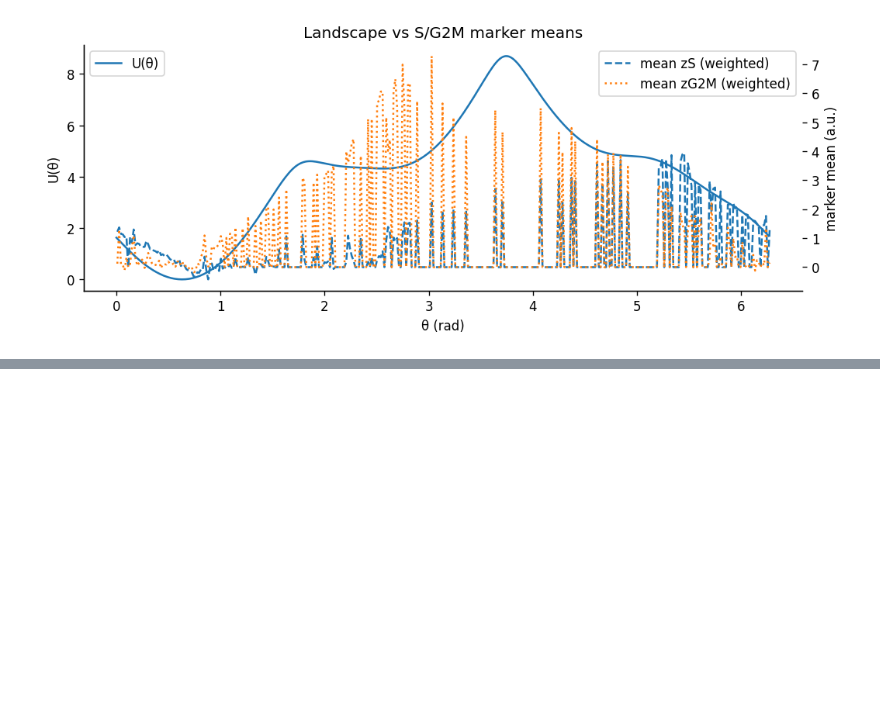
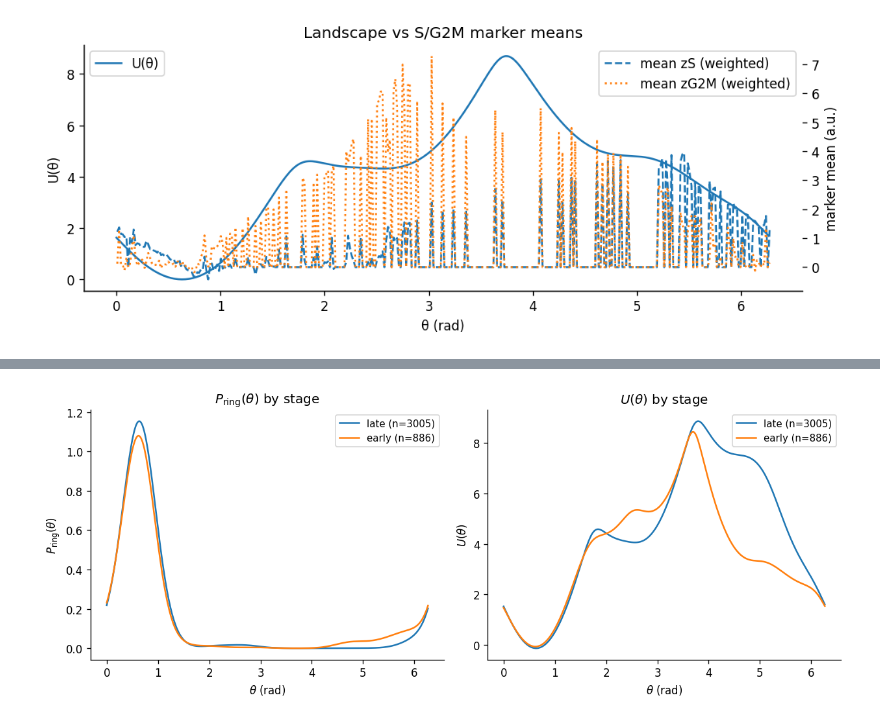
Before and after one commit to SecondBook5/luad-limitcycle-landscape-flux, a Jupyter notebook: notebooks/04_landscape_barriers_speed.ipynb, the cells around one changed output, grey strips where cells are left out. Drawn from its saved outputs; the diff is of its cells as text; code cells hidden in the pictures; blank space fills up the shorter version.

Commit message:
added W1 analysis and flux landscapes

```diff
--- a/notebooks/04_landscape_barriers_speed.ipynb
+++ b/notebooks/04_landscape_barriers_speed.ipynb
@@ -742,0 +950,96 @@ except Exception as e:
+# %%
+# --- Cell 14: by-group landscapes (stage & week) + barrier tables ---
+import numpy as np, pandas as pd, matplotlib.pyplot as plt
+from scipy.signal import argrelextrema
+
+# Helpers (use globals: theta_grid, kappa, gamma, r_star, sigma_ring)
+def vm_pdf(d, kappa):
+    from scipy.special import i0
+    return np.exp(kappa*np.cos(d)) / (2*np.pi*i0(kappa))
+
+def ring_density_scan(theta, radius, p, kappa, gamma, r_star, sigma, grid):
+    ann = np.exp(-0.5*((radius - r_star)/(sigma+1e-12))**2)
+    w   = (np.clip(p,0,1)**gamma) * ann + 1e-12
+    d   = grid[:,None] - theta[None,:]
+    Pθ  = (vm_pdf(d, kappa) * w[None,:]).sum(axis=1)
+    Pθ  = Pθ / (np.trapezoid(Pθ, grid) + 1e-12)
+    return Pθ, -np.log(Pθ + 1e-12)
+
+def barrier_heights_full(U):
+    pad = np.r_[U[-1], U, U[0]]
+    idx_max = argrelextrema(pad, np.greater)[0] - 1
+    idx_min = argrelextrema(pad, np.less   )[0] - 1
+    idx_max = idx_max[(idx_max>=0)&(idx_max<len(U))]
+    idx_min = idx_min[(idx_min>=0)&(idx_min<len(U))]
+    out = []
+    for imax in idx_max:
+        left  = idx_min[idx_min < imax];  left  = left[-1] if left.size else idx_min[-1]
+        right = idx_min[idx_min > imax];  right = right[0] if right.size else idx_min[0]
+        out.append(dict(
+            idx=int(imax),
+            theta=float(theta_grid[imax]),
+            U=float(U[imax]),
+            height=float(U[imax] - max(U[left], U[right]))
+        ))
+    out.sort(key=lambda d: d["height"], reverse=True)
+    return out
+
+def compute_group_landscape(mask_bool_np, label):
+    th = theta[mask_bool_np]; rad = radius[mask_bool_np]; pp = p[mask_bool_np]
+    if th.size < 100:
+        return None  # too few cells for a stable curve
+    Pg, Ug = ring_density_scan(th, rad, pp, float(kappa), float(gamma), r_star, sigma_ring, theta_grid)
+    bars = barrier_heights_full(Ug)
+    top2 = bars[:2] if bars else []
+    rec = dict(group=str(label), n=int(th.size),
+               barrier1=top2[0]["height"] if len(top2)>0 else np.nan,
+               barrier2=top2[1]["height"] if len(top2)>1 else np.nan)
+    return Pg, Ug, rec
+
+group_rows = []
+
+# ----- stage_label -----
+if "stage_label" in adata.obs:
+    labels = adata.obs["stage_label"].astype("string")
+    uniq = [u for u in labels.dropna().unique()]
+    fig, ax = plt.subplots(1, 2, figsize=(10.5, 4.2))
+    for u in uniq:
+        mask = (labels == u).fillna(False).to_numpy()
+        out = compute_group_landscape(mask, f"stage:{u}")
+        if out:
+            Pg, Ug, rec = out
+            ax[0].plot(theta_grid, Pg, label=f"{u} (n={rec['n']})")
+            ax[1].plot(theta_grid, Ug, label=f"{u} (n={rec['n']})")
+            group_rows.append(rec)
+    ax[0].set_title(r"$P_{\mathrm{ring}}(\theta)$ by stage"); ax[0].set_ylabel(r"$P_{\mathrm{ring}}(\theta)$")
+    ax[1].set_title(r"$U(\theta)$ by stage");            ax[1].set_ylabel(r"$U(\theta)$")
+    for a in ax: a.set_xlabel(r"$\theta$ (rad)")
+    ax[0].legend(fontsize=9); ax[1].legend(fontsize=9)
+    savefig("fig04_density_potential_by_stage.png"); plt.show()
+
+# ----- week (ordered, skip tiny groups) -----
+if "week" in adata.obs:
+    w = adata.obs["week"].astype("Int64")
+    order = [int(x) for x in sorted(w.dropna().unique())]
+    fig, ax = plt.subplots(1, 2, figsize=(11.0, 4.2))
+    for u in order:
+        mask = (w == u).fillna(False).to_numpy()   # <-- fix: pure boolean NumPy mask
+        if mask.sum() < 200:
+            continue
+        out = compute_group_landscape(mask, f"week:{u}")
+        if out:
+            Pg, Ug, rec = out
+            ax[0].plot(theta_grid, Pg, label=f"{u}w (n={rec['n']})")
+            ax[1].plot(theta_grid, Ug, label=f"{u}w (n={rec['n']})")
+            group_rows.append(rec)
+    ax[0].set_title(r"$P_{\mathrm{ring}}(\theta)$ by week"); ax[0].set_ylabel(r"$P_{\mathrm{ring}}(\theta)$")
+    ax[1].set_title(r"$U(\theta)$ by week");                ax[1].set_ylabel(r"$U(\theta)$")
+    for a in ax: a.set_xlabel(r"$\theta$ (rad)")
+    ax[0].legend(ncol=3, fontsize=9); ax[1].legend(ncol=3, fontsize=9)
+    savefig("fig04_density_potential_by_week.png"); plt.show()
+
+tab_groups = pd.DataFrame(group_rows)
+tab_groups.to_csv(TABDIR / "tab04_barriers_by_group.csv", index=False)
+print("[saved]", TABDIR / "tab04_barriers_by_group.csv")
+display(tab_groups.head())
+# %% [output]
@@ -742,0 +1047 @@ except Exception as e:
+[figure, added]
```
Also changed, not shown: parts of 36 cells of this notebook.
